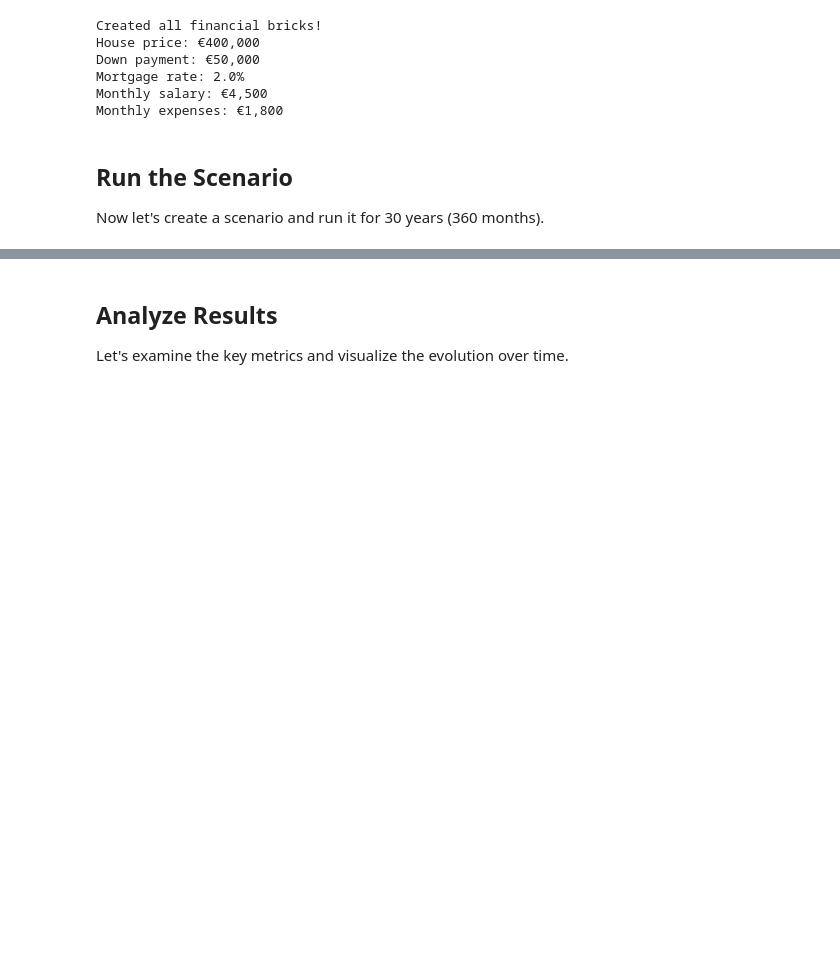
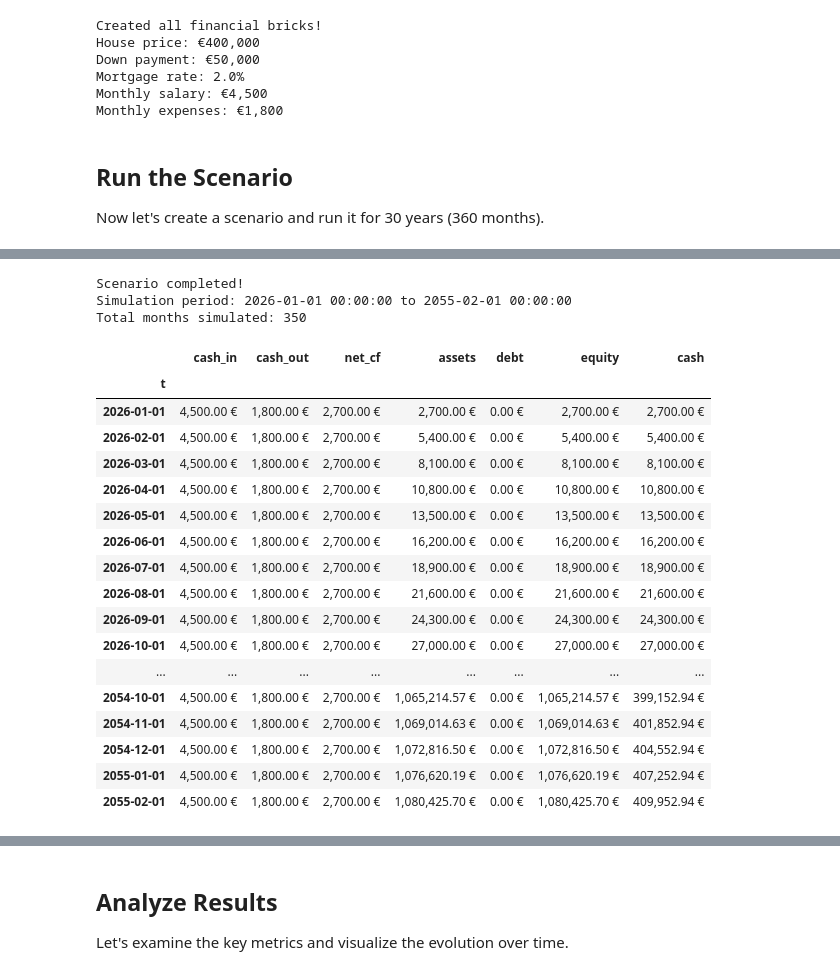
Before and after one commit to didac-crst/proto-finbrick-lab, a Jupyter notebook: finscenlab-poc/notebooks/01_quickstart.ipynb, the cells around one changed output, grey strips where cells are left out. Cells and saved outputs as stored; diff of their text form; code cells hidden in the pictures; blank space fills up the shorter version.

```diff
--- a/finscenlab-poc/notebooks/01_quickstart.ipynb
+++ b/finscenlab-poc/notebooks/01_quickstart.ipynb
@@ -181,0 +192,39 @@ Total months simulated: 350
+# %%
+# Create the scenario with all our bricks
+scenarioB = Scenario(
+    id="scenA",
+    name="Test",
+    bricks=[cash, house, mortgage, salary, living]
+)
+
+# Run the simulation for 30 years starting January 2026
+resultsB = scenarioB.run(start=date(2026, 1, 1), months=350)
+
+print("Scenario completed!")
+print(f"Simulation period: {resultsB['totals'].index[0]} to {resultsB['totals'].index[-1]}")
+print(f"Total months simulated: {len(resultsB['totals'])}")
+
+# Show first few months
+resultsB["totals"]
+# %% [output]
+Scenario completed!
+Simulation period: 2026-01-01 00:00:00 to 2055-02-01 00:00:00
+Total months simulated: 350
+|  | cash_in | cash_out | net_cf | assets | debt | equity | cash |
+| t |  |  |  |  |  |  |  |
+| 2026-01-01 | 4,500.00 € | 1,800.00 € | 2,700.00 € | 2,700.00 € | 0.00 € | 2,700.00 € | 2,700.00 € |
+| 2026-02-01 | 4,500.00 € | 1,800.00 € | 2,700.00 € | 5,400.00 € | 0.00 € | 5,400.00 € | 5,400.00 € |
+| 2026-03-01 | 4,500.00 € | 1,800.00 € | 2,700.00 € | 8,100.00 € | 0.00 € | 8,100.00 € | 8,100.00 € |
+| 2026-04-01 | 4,500.00 € | 1,800.00 € | 2,700.00 € | 10,800.00 € | 0.00 € | 10,800.00 € | 10,800.00 € |
+| 2026-05-01 | 4,500.00 € | 1,800.00 € | 2,700.00 € | 13,500.00 € | 0.00 € | 13,500.00 € | 13,500.00 € |
+| 2026-06-01 | 4,500.00 € | 1,800.00 € | 2,700.00 € | 16,200.00 € | 0.00 € | 16,200.00 € | 16,200.00 € |
+| 2026-07-01 | 4,500.00 € | 1,800.00 € | 2,700.00 € | 18,900.00 € | 0.00 € | 18,900.00 € | 18,900.00 € |
+| 2026-08-01 | 4,500.00 € | 1,800.00 € | 2,700.00 € | 21,600.00 € | 0.00 € | 21,600.00 € | 21,600.00 € |
+| 2026-09-01 | 4,500.00 € | 1,800.00 € | 2,700.00 € | 24,300.00 € | 0.00 € | 24,300.00 € | 24,300.00 € |
+| 2026-10-01 | 4,500.00 € | 1,800.00 € | 2,700.00 € | 27,000.00 € | 0.00 € | 27,000.00 € | 27,000.00 € |
+| ... | ... | ... | ... | ... | ... | ... | ... |
+| 2054-10-01 | 4,500.00 € | 1,800.00 € | 2,700.00 € | 1,065,214.57 € | 0.00 € | 1,065,214.57 € | 399,152.94 € |
+| 2054-11-01 | 4,500.00 € | 1,800.00 € | 2,700.00 € | 1,069,014.63 € | 0.00 € | 1,069,014.63 € | 401,852.94 € |
+| 2054-12-01 | 4,500.00 € | 1,800.00 € | 2,700.00 € | 1,072,816.50 € | 0.00 € | 1,072,816.50 € | 404,552.94 € |
+| 2055-01-01 | 4,500.00 € | 1,800.00 € | 2,700.00 € | 1,076,620.19 € | 0.00 € | 1,076,620.19 € | 407,252.94 € |
+| 2055-02-01 | 4,500.00 € | 1,800.00 € | 2,700.00 € | 1,080,425.70 € | 0.00 € | 1,080,425.70 € | 409,952.94 € |
```
Also changed, not shown: parts of 3 cells of this notebook, 4 other files.
